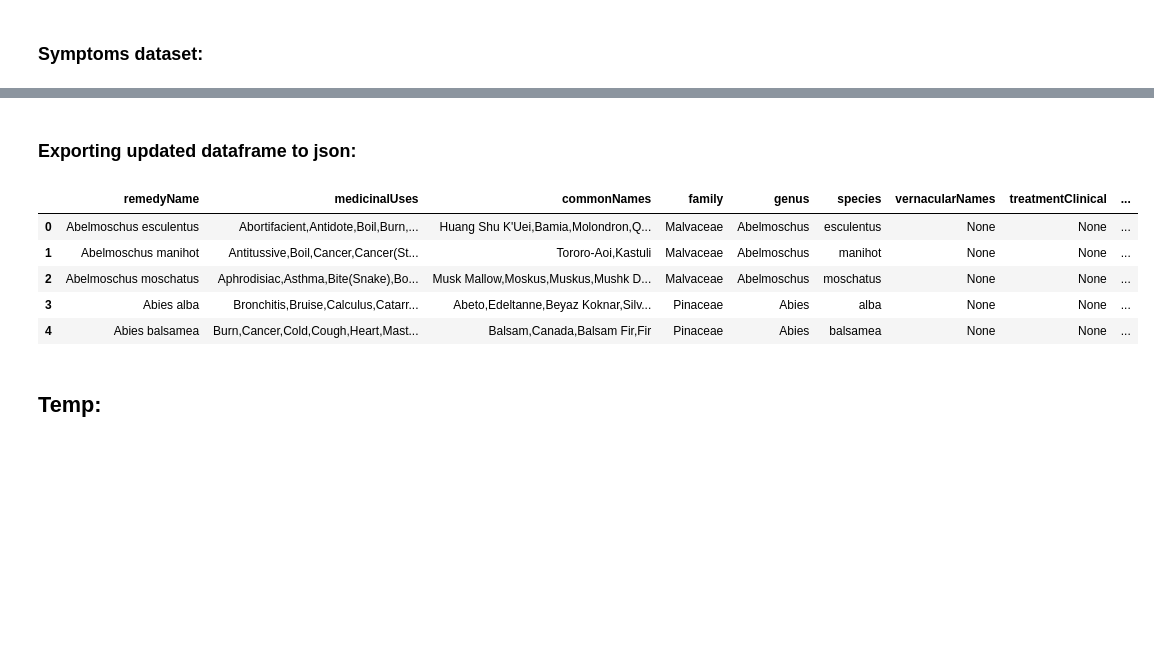
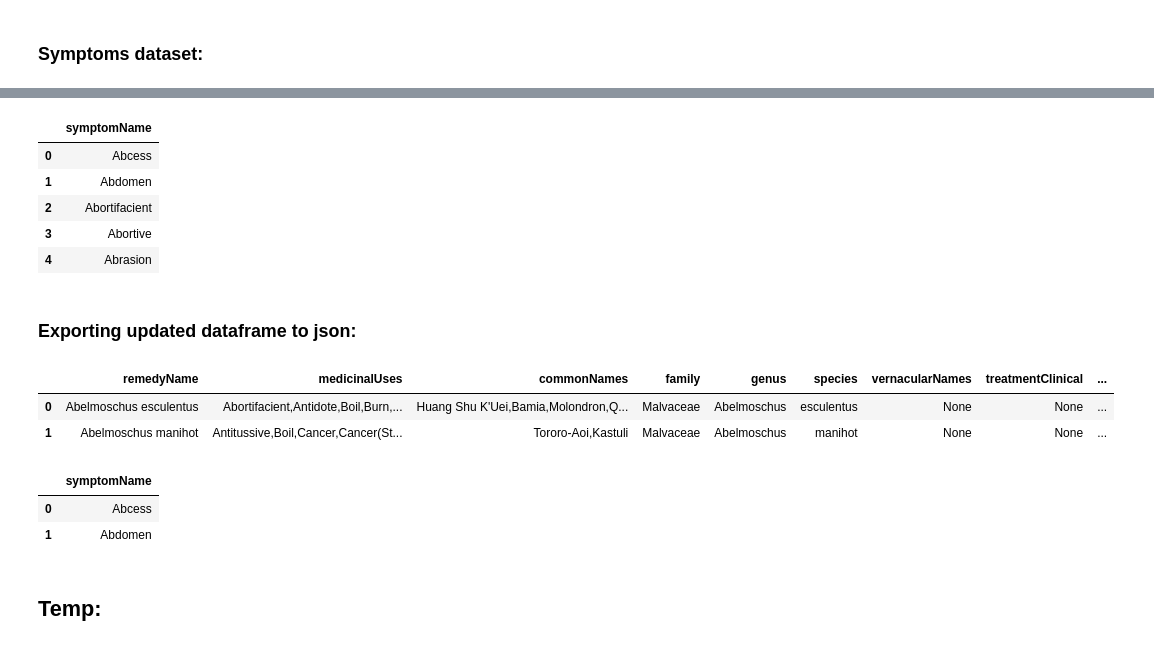
Before and after one commit to TechLabs-Berlin/wt23-naturdoc, a Jupyter notebook: ds/notebooks/data_enrichment.ipynb, the cells around one changed output, grey strips where cells are left out. Drawn from its saved outputs; the diff is of its cells as text; code cells hidden in the pictures; blank space fills up the shorter version.

```diff
--- a/ds/notebooks/data_enrichment.ipynb
+++ b/ds/notebooks/data_enrichment.ipynb
@@ -1033,14 +1040,21 @@ symptoms_df.head()
+# %%
+symptoms_df.rename(columns={'SYMPTOM': 'symptomName'}, inplace = True)
+symptoms_df.head()
+# %% [output]
+|  | symptomName |
+| 0 | Abcess |
+| 1 | Abdomen |
+| 2 | Abortifacient |
+| 3 | Abortive |
+| 4 | Abrasion |
 # %% [markdown]
 ### Exporting updated dataframe to json:
 # %%
 rich_duke_df.to_json(r"../output/remedies.json", orient = "records")
 # %%
 test_df = pd.read_json("../output/remedies.json")
-test_df.head()
+test_df.head(2)
 # %% [output]
 |  | remedyName | medicinalUses | commonNames | family | genus | species | vernacularNames | treatmentClinical | ... |
 | 0 | Abelmoschus esculentus | Abortifacient,Antidote,Boil,Burn,... | Huang Shu K'Uei,Bamia,Molondron,Q... | Malvaceae | Abelmoschus | esculentus | None | None | ... |
 | 1 | Abelmoschus manihot | Antitussive,Boil,Cancer,Cancer(St... | Tororo-Aoi,Kastuli | Malvaceae | Abelmoschus | manihot | None | None | ... |
-| 2 | Abelmoschus moschatus | Aphrodisiac,Asthma,Bite(Snake),Bo... | Musk Mallow,Moskus,Muskus,Mushk D... | Malvaceae | Abelmoschus | moschatus | None | None | ... |
-| 3 | Abies alba | Bronchitis,Bruise,Calculus,Catarr... | Abeto,Edeltanne,Beyaz Koknar,Silv... | Pinaceae | Abies | alba | None | None | ... |
-| 4 | Abies balsamea | Burn,Cancer,Cold,Cough,Heart,Mast... | Balsam,Canada,Balsam Fir,Fir | Pinaceae | Abies | balsamea | None | None | ... |
@@ -1047,3 +1063,10 @@ test_df.head()
+# %%
+test_df = pd.read_json("../output/symptoms.json")
+test_df.head(2)
+# %% [output]
+|  | symptomName |
+| 0 | Abcess |
+| 1 | Abdomen |
 # %% [markdown]
 ## Temp:
 # %% [markdown]
```
Also changed, not shown: parts of 2 cells of this notebook, 1 other file.
